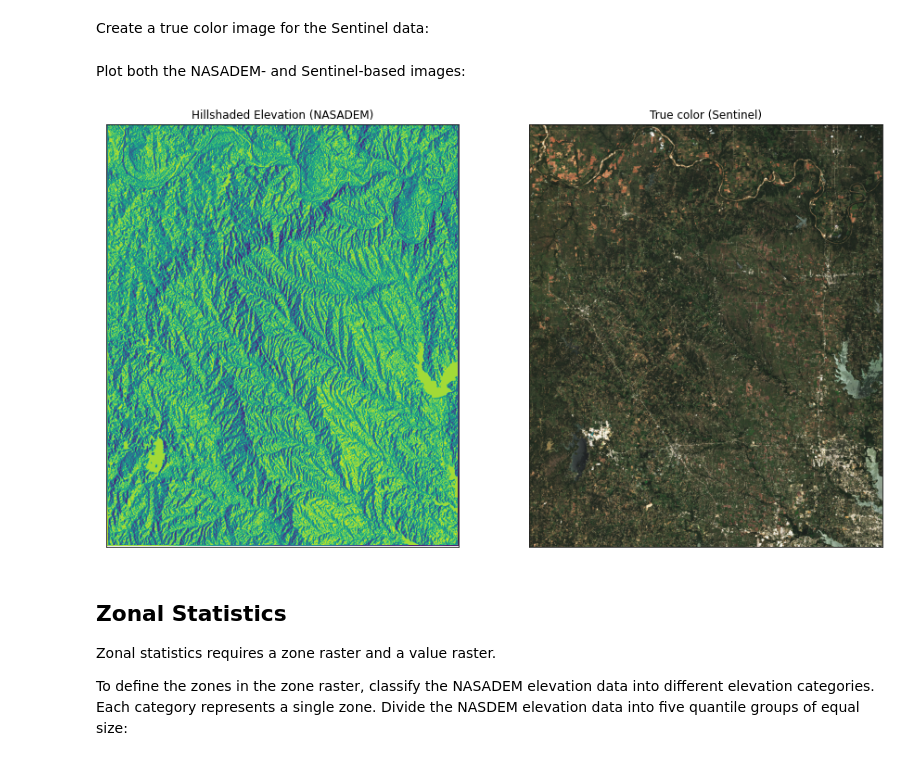
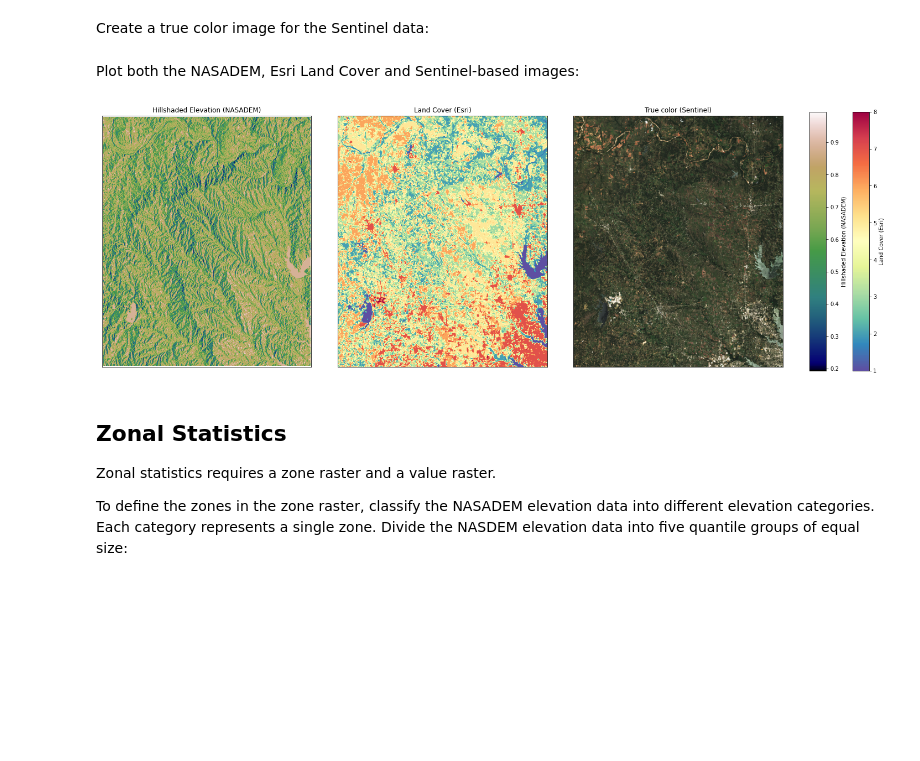
Before and after one commit to makepath/xarray-spatial, a Jupyter notebook: examples/zonal_stats.ipynb, the cells around one changed output. Saved outputs shown, nothing was run; the diff lists cells and outputs as text; code cells hidden in the pictures; blank space fills up the shorter version.

```diff
--- a/examples/zonal_stats.ipynb
+++ b/examples/zonal_stats.ipynb
@@ -149,3 +168,38 @@ def plot_imgs(imgs, titles):
+# %%
+# helper function
+def plot_imgs(imgs, cmaps=[], cats=[], figsize=(15, 7)):
+
+    n_imgs = len(imgs)
+    n_cmaps = len(cmaps)
+
+    gridspec_kw = {
+        "width_ratios": [*[1 for _ in range(n_imgs)], *[0.08 for _ in range(n_cmaps)]],
+    }
+    fig, ax = plt.subplots(nrows=1, ncols=n_imgs+n_cmaps, figsize=figsize, gridspec_kw=gridspec_kw)
+
+    im = []
+    for i, img in enumerate(imgs):
+        if i < n_cmaps:
+            im.append(ax[i].imshow(img.data, cmap=cmaps[i]))
+        else:
+            im.append(ax[i].imshow(img.data))
+        ax[i].set_xticks([])
+        ax[i].set_yticks([])
+        ax[i].set_title(img.name)
+
+    for i in range(n_cmaps):
+        cmap = plt.get_cmap(cmaps[i])
+        if i < len(cats):
+            bounds = [-1, *cats[i]]
+            norm = mpl.colors.BoundaryNorm(bounds, cmap.N)
+            cbar = fig.colorbar(mpl.cm.ScalarMappable(norm=norm, cmap=cmap), cax=ax[n_imgs+i])
+            cbar.ax.set_yticklabels(['', *cats[i]])
+        else:
+            cbar = fig.colorbar(im[i], cax=ax[n_imgs+i])
+        cbar.set_label(imgs[i].name)
+
+    fig.tight_layout()
+    plt.show()
 # %% [markdown]
 Render the NASADEM image with [xrspatial.hillshade](https://xarray-spatial.org/reference/_autosummary/xrspatial.hillshade.hillshade.html):
 # %%
@@ -166,14 +220,15 @@ sentinel_img = true_color(
     name='True color (Sentinel)'
 )
 # %% [markdown]
-Plot both the NASADEM- and Sentinel-based images:
+Plot both the NASADEM, Esri Land Cover and Sentinel-based images:
 # %%
 plot_imgs(
-    imgs=[[nasadem_data, hillshaded_nasadem_data], sentinel_img],
-    titles=[hillshaded_nasadem_data.name, sentinel_img.name]
+    imgs=[hillshaded_nasadem_data, landcover_data, sentinel_img],
+    cmaps=['gist_earth', 'Spectral_r'],
+    figsize=(20, 7)
 )
 # %% [output]
-[figure, old version]
+[figure, new version]
 # %% [markdown]
 ## Zonal Statistics
 
```
Also changed, not shown: parts of 18 cells of this notebook.
